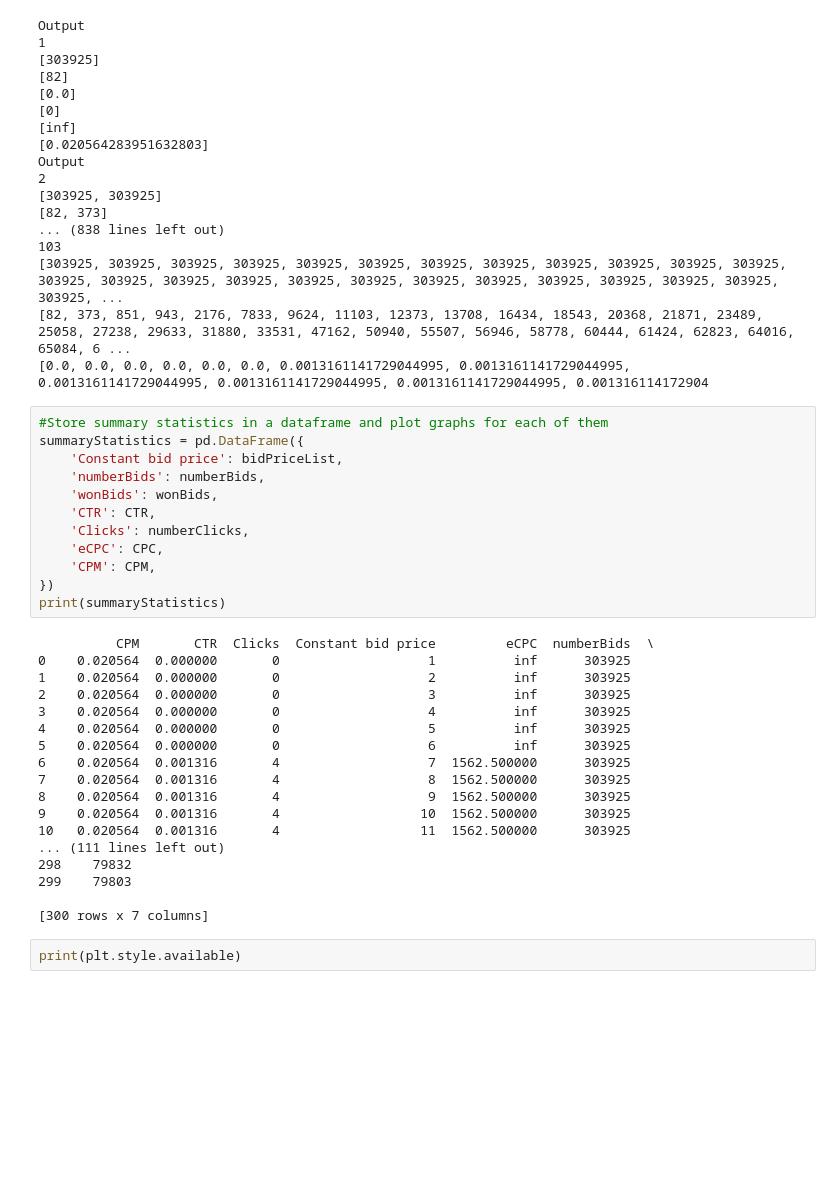
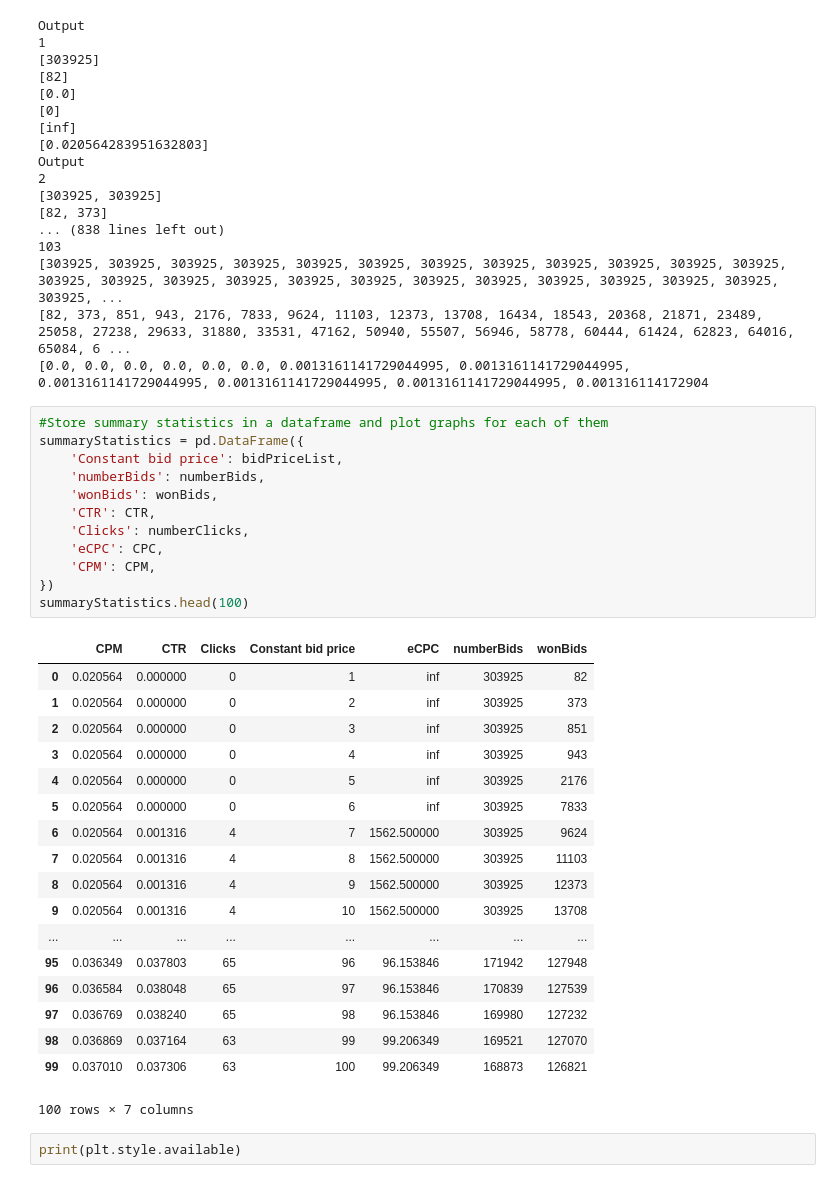
Before and after one commit to LorenzLuboldt/GOMPGW02-Real-time-bidding-algorithm, a Jupyter notebook: Task2_Basic_Bidding_Strategies/Task2a_Constant_Bidding_Strategy_v2.ipynb, the cells around one changed output. Saved outputs shown, nothing was run; the diff lists cells and outputs as text; blank space fills up the shorter version.

```diff
--- a/Task2_Basic_Bidding_Strategies/Task2a_Constant_Bidding_Strategy_v2.ipynb
+++ b/Task2_Basic_Bidding_Strategies/Task2a_Constant_Bidding_Strategy_v2.ipynb
@@ -97,33 +97,34 @@ Output
 # %%
 #Store summary statistics in a dataframe and plot graphs for each of them
 summaryStatistics = pd.DataFrame({
     'Constant bid price': bidPriceList,
     'numberBids': numberBids,
     'wonBids': wonBids,
     'CTR': CTR,
     'Clicks': numberClicks,
     'eCPC': CPC,
     'CPM': CPM,
 })
-print(summaryStatistics)
+summaryStatistics.head(100)
 # %% [output]
+|  | CPM | CTR | Clicks | Constant bid price | eCPC | numberBids | wonBids |
+| 0 | 0.020564 | 0.000000 | 0 | 1 | inf | 303925 | 82 |
+| 1 | 0.020564 | 0.000000 | 0 | 2 | inf | 303925 | 373 |
+| 2 | 0.020564 | 0.000000 | 0 | 3 | inf | 303925 | 851 |
+| 3 | 0.020564 | 0.000000 | 0 | 4 | inf | 303925 | 943 |
+| 4 | 0.020564 | 0.000000 | 0 | 5 | inf | 303925 | 2176 |
+| 5 | 0.020564 | 0.000000 | 0 | 6 | inf | 303925 | 7833 |
+| 6 | 0.020564 | 0.001316 | 4 | 7 | 1562.500000 | 303925 | 9624 |
+| 7 | 0.020564 | 0.001316 | 4 | 8 | 1562.500000 | 303925 | 11103 |
+| 8 | 0.020564 | 0.001316 | 4 | 9 | 1562.500000 | 303925 | 12373 |
+| 9 | 0.020564 | 0.001316 | 4 | 10 | 1562.500000 | 303925 | 13708 |
+| ... | ... | ... | ... | ... | ... | ... | ... |
+| 95 | 0.036349 | 0.037803 | 65 | 96 | 96.153846 | 171942 | 127948 |
+| 96 | 0.036584 | 0.038048 | 65 | 97 | 96.153846 | 170839 | 127539 |
+| 97 | 0.036769 | 0.038240 | 65 | 98 | 96.153846 | 169980 | 127232 |
+| 98 | 0.036869 | 0.037164 | 63 | 99 | 99.206349 | 169521 | 127070 |
+| 99 | 0.037010 | 0.037306 | 63 | 100 | 99.206349 | 168873 | 126821 |
-          CPM       CTR  Clicks  Constant bid price         eCPC  numberBids  \
-0    0.020564  0.000000       0                   1          inf      303925
-1    0.020564  0.000000       0                   2          inf      303925
-2    0.020564  0.000000       0                   3          inf      303925
-3    0.020564  0.000000       0                   4          inf      303925
-4    0.020564  0.000000       0                   5          inf      303925
-5    0.020564  0.000000       0                   6          inf      303925
-6    0.020564  0.001316       4                   7  1562.500000      303925
-7    0.020564  0.001316       4                   8  1562.500000      303925
-8    0.020564  0.001316       4                   9  1562.500000      303925
-9    0.020564  0.001316       4                  10  1562.500000      303925
-10   0.020564  0.001316       4                  11  1562.500000      303925
-... (111 lines left out)
-298    79832
-299    79803
-
-[300 rows x 7 columns]
+100 rows × 7 columns
 # %%
 print(plt.style.available)
 # %% [output]
```
Also changed, not shown: parts of 1 cell of this notebook, 4 other files.
